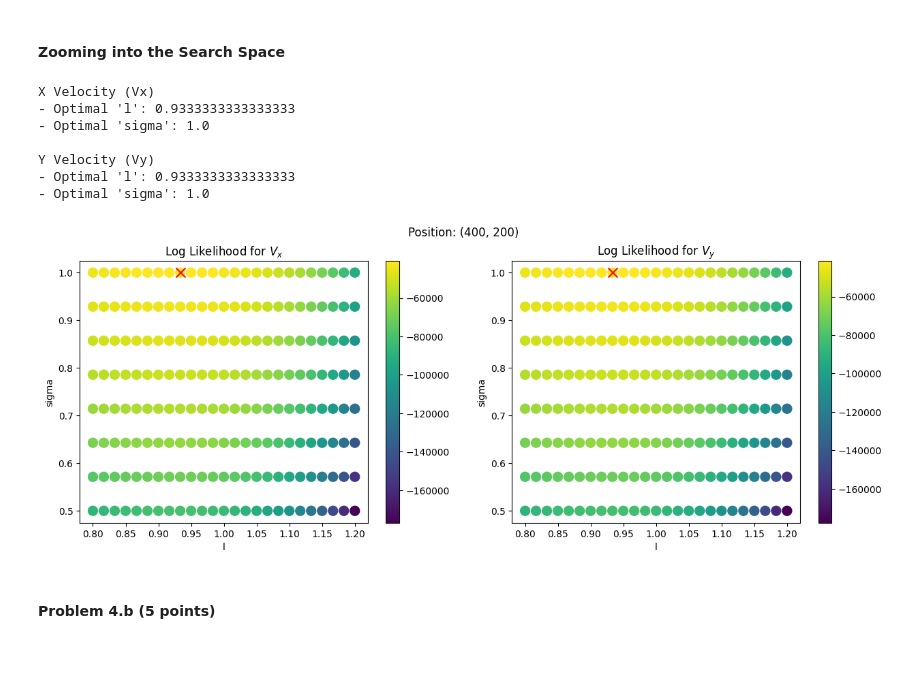
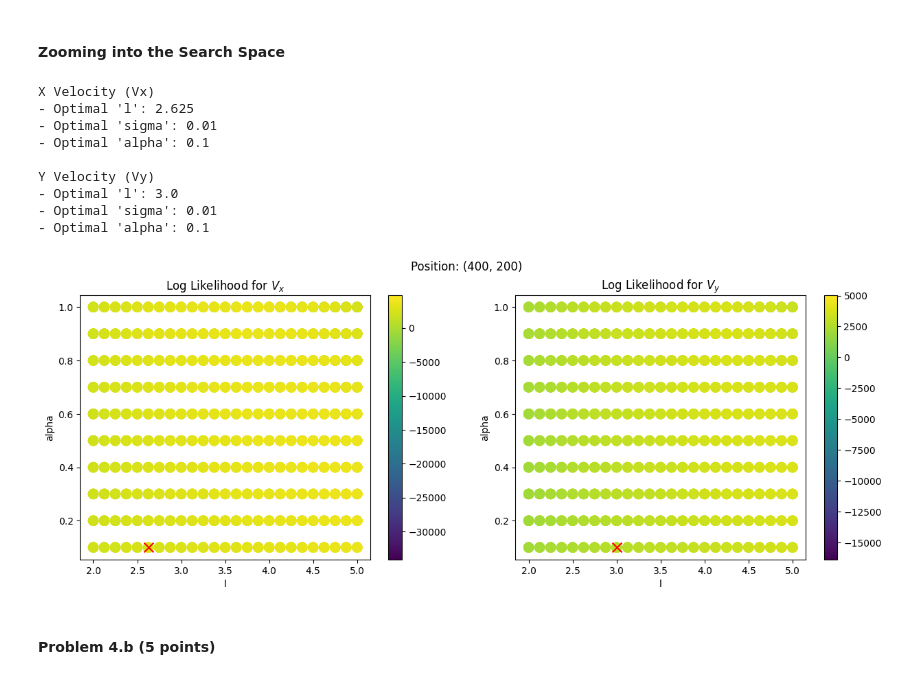
Before and after one commit to eddysanoli-galileo/Data-Analysis-Statistical-Modeling-and-Computation-in-Applications, a Jupyter notebook: Module 5 - Environmental Data and Gaussian Processes/Project/Project - Part II.ipynb, the cells around one changed output. Drawn from its saved outputs; the diff is of its cells as text; code cells hidden in the pictures.

```diff
--- a/Module 5 - Environmental Data and Gaussian Processes/Project/Project - Part II.ipynb
+++ b/Module 5 - Environmental Data and Gaussian Processes/Project/Project - Part II.ipynb
@@ -124,4 +157,24 @@ plt.show()
 [figure]
 # %% [markdown]
 General parameters of the entire problem
+# %%
+# ================ OPTIMIZATION ================ #
+
+# Optimize the kernel parameters for the X component
+optimal_params_x, x_results_df = optimize_kernel_params(
+    data=Vx_loc,
+    param_ranges=param_ranges,
+    num_folds=num_folds,
+    mean_prediction_method=initial_mean_method,
+    kernel=selected_kernel
+)
+
+# Optimize the kernel parameters for the Y component
+optimal_params_y, y_results_df = optimize_kernel_params(
+    data=Vy_loc,
+    param_ranges=param_ranges,
+    num_folds=num_folds,
+    mean_prediction_method=initial_mean_method,
+    kernel=selected_kernel
+)
 # %%
@@ -180,64 +254,38 @@ Y Velocity (Vy)
 # %%
-l_range_zoom = np.linspace(0.8, 1.2, 25)
-std_range_zoom = np.linspace(0.5, 1, 8)
-
-# Create a new range of values for the zoomed in grid search
-param_ranges_zoom = {
-    "l": l_range_zoom,
-    "sigma": std_range_zoom
-}
-
-# ================ OPTIMIZATION ================ #
-
-# Optimize the kernel parameters for the X component
-optimal_params_x, x_results_df = optimize_kernel_params(
-    data=Vx_loc,
-    param_ranges=param_ranges_zoom,
-    num_folds=num_folds,
-    kernel=selected_kernel
-)
-
-# Optimize the kernel parameters for the Y component
-optimal_params_y, y_results_df = optimize_kernel_params(
-    data=Vy_loc,
-    param_ranges=param_ranges_zoom,
-    num_folds=num_folds,
-    kernel=selected_kernel
-)
-
-
 # =================== RESULTS ================== #
 
 print()
 print("X Velocity (Vx)")
 for param, value in optimal_params_x.items():
     print(f"- Optimal '{param}': {value}")
 
 print()
 print("Y Velocity (Vy)")
 for param, value in optimal_params_y.items():
     print(f"- Optimal '{param}': {value}")
 
 # ==================== PLOT ==================== #
 
 # Plot the results of the grid search
 plot_grid_search_results(
     x_results_df=x_results_df,
     y_results_df=y_results_df,
     position=selected_position,
     params_to_plot=plot_params,
     save_to_file=True,
     filename=f'{images_folder}{images_prefix}_grid_search_results_selected_pos_zoom.png'
 )
 # %% [output]
 X Velocity (Vx)
-- Optimal 'l': 0.9333333333333333
-- Optimal 'sigma': 1.0
+- Optimal 'l': 2.625
+- Optimal 'sigma': 0.01
+- Optimal 'alpha': 0.1
 
 Y Velocity (Vy)
-- Optimal 'l': 0.9333333333333333
-- Optimal 'sigma': 1.0
+- Optimal 'l': 3.0
+- Optimal 'sigma': 0.01
+- Optimal 'alpha': 0.1
-[figure, old version]
+[figure, new version]
 # %% [markdown]
 #### Problem 4.b (5 points)
 # %%
```
Also changed, not shown: parts of 10 cells of this notebook, 7 other files.
